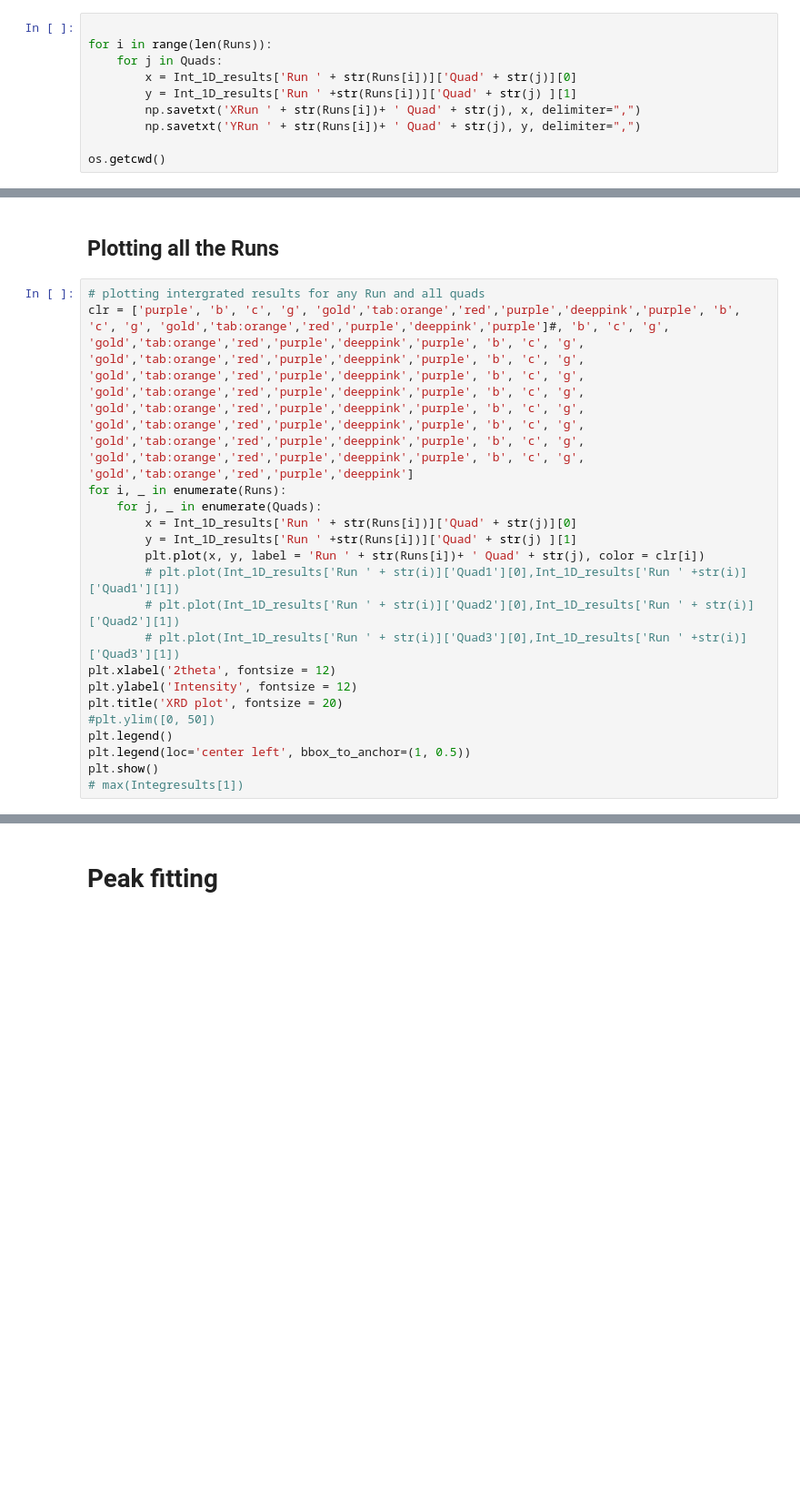
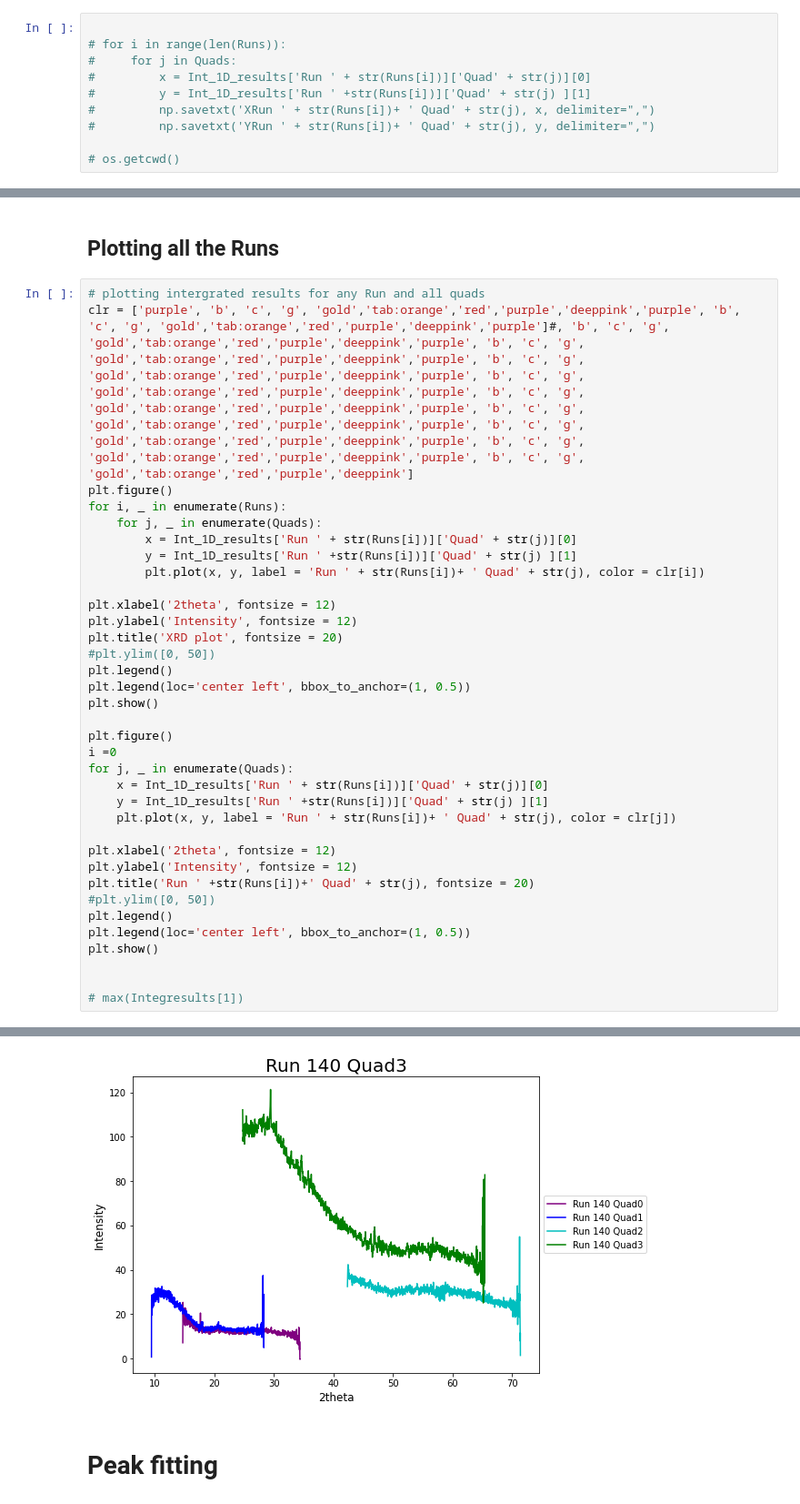
Before and after one commit to meeramadhavi/MEC_XRD_VISAR, a Jupyter notebook: Azimuthal_integration_Meera.ipynb, the cells around one changed output, grey strips where cells are left out. Shown at 91% size. Saved outputs shown, nothing was run; the diff lists cells and outputs as text; blank space fills up the shorter version.

```diff
--- a/Azimuthal_integration_Meera.ipynb
+++ b/Azimuthal_integration_Meera.ipynb
@@ -793,11 +796,11 @@ print(65.2-24.4)
 ## Saving the files
 # %%
 
-for i in range(len(Runs)):
-    for j in Quads:
-        x = Int_1D_results['Run ' + str(Runs[i])]['Quad' + str(j)][0]
-        y = Int_1D_results['Run ' +str(Runs[i])]['Quad' + str(j) ][1]
-        np.savetxt('XRun ' + str(Runs[i])+ ' Quad' + str(j), x, delimiter=",")
-        np.savetxt('YRun ' + str(Runs[i])+ ' Quad' + str(j), y, delimiter=",")
+# for i in range(len(Runs)):
+#     for j in Quads:
+#         x = Int_1D_results['Run ' + str(Runs[i])]['Quad' + str(j)][0]
+#         y = Int_1D_results['Run ' +str(Runs[i])]['Quad' + str(j) ][1]
+#         np.savetxt('XRun ' + str(Runs[i])+ ' Quad' + str(j), x, delimiter=",")
+#         np.savetxt('YRun ' + str(Runs[i])+ ' Quad' + str(j), y, delimiter=",")
 
-os.getcwd()
+# os.getcwd()
@@ -808,24 +809,41 @@ os.getcwd()
 # %%
 # plotting intergrated results for any Run and all quads
 clr = ['purple', 'b', 'c', 'g', 'gold','tab:orange','red','purple','deeppink','purple', 'b', 'c', 'g', 'gold','tab:orange','red','purple','deeppink','purple']#, 'b', 'c', 'g', 'gold','tab:orange','red','purple','deeppink','purple', 'b', 'c', 'g', 'gold','tab:orange','red','purple','deeppink','purple', 'b', 'c', 'g', 'gold','tab:orange','red','purple','deeppink','purple', 'b', 'c', 'g', 'gold','tab:orange','red','purple','deeppink','purple', 'b', 'c', 'g', 'gold','tab:orange','red','purple','deeppink','purple', 'b', 'c', 'g', 'gold','tab:orange','red','purple','deeppink','purple', 'b', 'c', 'g', 'gold','tab:orange','red','purple','deeppink','purple', 'b', 'c', 'g', 'gold','tab:orange','red','purple','deeppink','purple', 'b', 'c', 'g', 'gold','tab:orange','red','purple','deeppink']
+plt.figure()
 for i, _ in enumerate(Runs):
     for j, _ in enumerate(Quads):
         x = Int_1D_results['Run ' + str(Runs[i])]['Quad' + str(j)][0]
         y = Int_1D_results['Run ' +str(Runs[i])]['Quad' + str(j) ][1]
         plt.plot(x, y, label = 'Run ' + str(Runs[i])+ ' Quad' + str(j), color = clr[i])
-        # plt.plot(Int_1D_results['Run ' + str(i)]['Quad1'][0],Int_1D_results['Run ' +str(i)]['Quad1'][1])
-        # plt.plot(Int_1D_results['Run ' + str(i)]['Quad2'][0],Int_1D_results['Run ' + str(i)]['Quad2'][1])
-        # plt.plot(Int_1D_results['Run ' + str(i)]['Quad3'][0],Int_1D_results['Run ' +str(i)]['Quad3'][1])
+
 plt.xlabel('2theta', fontsize = 12)
 plt.ylabel('Intensity', fontsize = 12)
 plt.title('XRD plot', fontsize = 20)
 #plt.ylim([0, 50])
 plt.legend()
 plt.legend(loc='center left', bbox_to_anchor=(1, 0.5))
 plt.show()
+
+plt.figure()
+i =0
+for j, _ in enumerate(Quads):
+    x = Int_1D_results['Run ' + str(Runs[i])]['Quad' + str(j)][0]
+    y = Int_1D_results['Run ' +str(Runs[i])]['Quad' + str(j) ][1]
+    plt.plot(x, y, label = 'Run ' + str(Runs[i])+ ' Quad' + str(j), color = clr[j])
+
+plt.xlabel('2theta', fontsize = 12)
+plt.ylabel('Intensity', fontsize = 12)
+plt.title('Run ' +str(Runs[i])+' Quad' + str(j), fontsize = 20)
+#plt.ylim([0, 50])
+plt.legend()
+plt.legend(loc='center left', bbox_to_anchor=(1, 0.5))
+plt.show()
+
+
 # max(Integresults[1])
 # %% [output]
 [figure]
+[figure, added]
 # %% [markdown]
 # Peak fitting
 # %%
```
Also changed, not shown: parts of 14 cells of this notebook.
